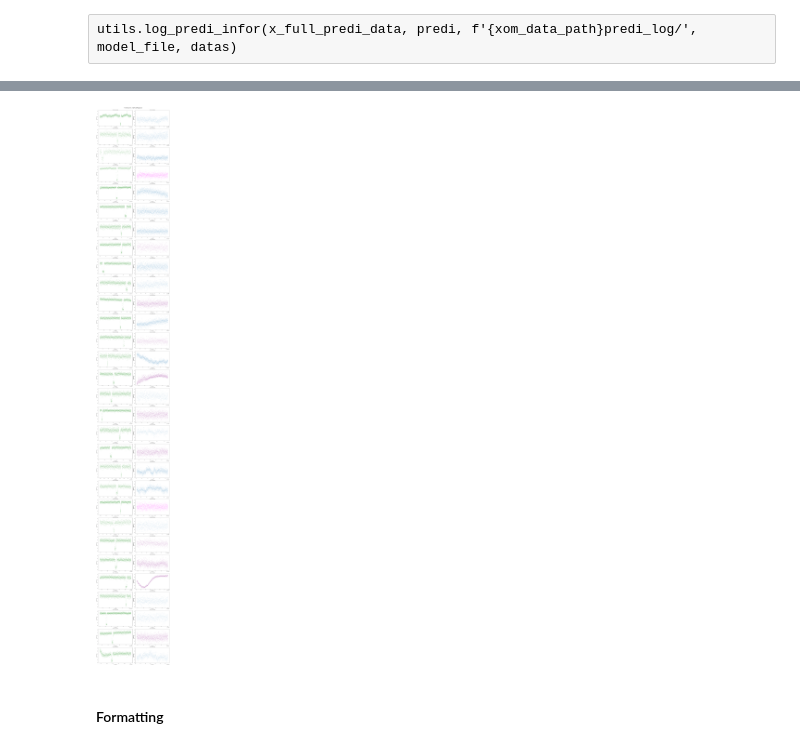
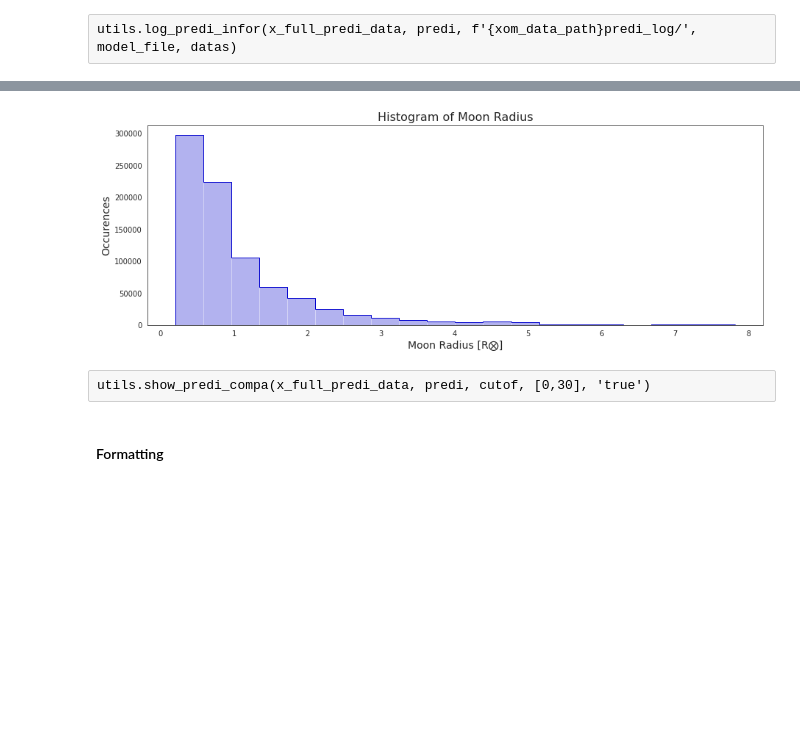
Before and after one commit to rfradkin/Exomoon_Detection, a Jupyter notebook: rnns/singl_model.ipynb, the cells around one changed output, grey strips where cells are left out. Drawn from its saved outputs; the diff is of its cells as text; code cells hidden in the pictures; blank space fills up the shorter version.

```diff
--- a/rnns/singl_model.ipynb
+++ b/rnns/singl_model.ipynb
@@ -430,7 +330,9 @@ utils.show_confu_matri(x_full_predi_data, predi, cutof)#, 'stell_radiu', 5)
-# %%
-utils.show_predi_compa(x_full_predi_data, predi, cutof, [0,30], 'true')
-# %% [output]
-[figure, removed]
+# %%
+utils.show_histo(norma_full_x_data, 'moon_radiu')
+# %% [output]
+[figure, added]
+# %% [raw]
+utils.show_predi_compa(x_full_predi_data, predi, cutof, [0,30], 'true')
 # %% [markdown]
 #### Formatting
 # %% [raw]
```
Also changed, not shown: parts of 48 cells of this notebook, 3 other files.
